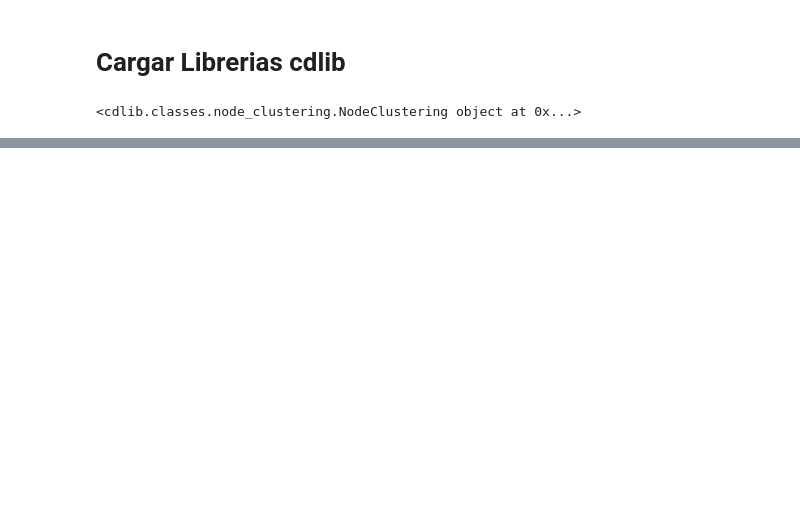
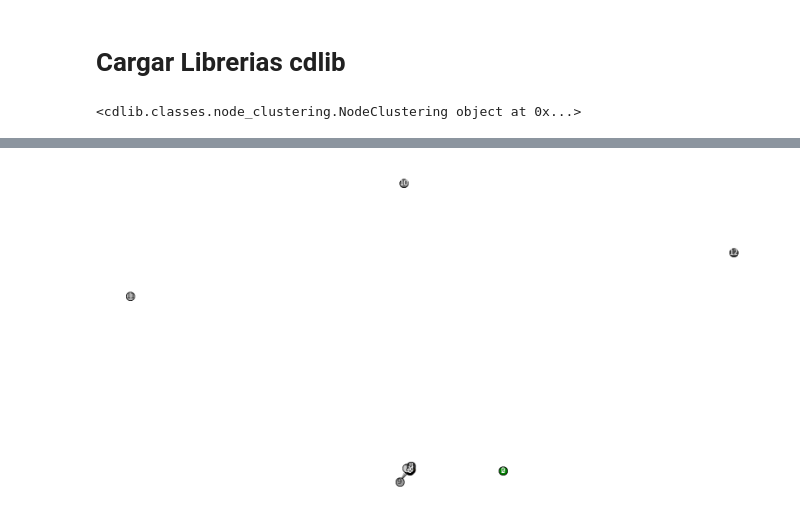
Before and after one commit to Maestria-Data-Science-UPC-G1/grafo_colegios, a Jupyter notebook: Comunidades.ipynb, the cells around one changed output, grey strips where cells are left out. Cells and saved outputs as stored; diff of their text form; code cells hidden in the pictures; blank space fills up the shorter version.

```diff
--- a/Comunidades.ipynb
+++ b/Comunidades.ipynb
@@ -170,0 +229,3 @@ plt.show()
+# %%
+df_2022 = pd.read_csv('data/traslados_2022_tp2_3_lima.csv')
+df_2022
@@ -170,0 +248,12 @@ plt.show()
+# %%
+G2 = nx.Graph()
+
+for i in range(df_2021.shape[0]):
+    f = df_2021.iloc[i,:].values
+    f = f[~pd.isnull(f)]
+    G2.add_edge(f[0], f[1], weight=f[2])
+
+for i in range(df_2022.shape[0]):
+    f = df_2022.iloc[i,:].values
+    f = f[~pd.isnull(f)]
+    G2.add_edge(f[0], f[1], weight=f[2])
@@ -170,0 +266,20 @@ plt.show()
+# %%
+#dic_colegios = {}
+#colegios_existentes = 0
+#colegios_no_existentes = 0
+for i in range(df_labels.shape[0]):
+    f = df_labels.iloc[i,:].values
+    f = f[~pd.isnull(f)]
+    if G2.has_node(f[0]):
+        #if(f[3] == 'LIMA'):
+        G2.add_node(f[0], departamento=f[2], provincia=f[3], distrito=f[4], region=f[5], ugel=f[6], gestion=f[7], modalidad=f[8], label=f[9], nombre=f[9], lon=f[10], lat=f[11])
+        #else:
+        #G1.remove_node(f[0])
+        #print('0:', f[0],'1:', f[1],'2:', f[2],'3:', f[3],'4:', f[4],'5:', f[5],'6:', f[6],'7:', f[7],'8:', f[8],'9:', f[9],'10:', f[10])
+        #colegios_existentes += 1
+    #else:
+    #colegios_no_existentes += 1
+    #print(f)
+    #G1.add_edge(f[0], f[1], weight=f[2])
+
+#print('cantidad de existentes:', colegios_existentes, ', no existentes:', colegios_no_existentes)
@@ -170,0 +288,4 @@ plt.show()
+# %%
+#louvain_com = algorithms.louvain(nx.Graph(incoming_graph_data=G1)) #Lo pasamos a un grafo no dirigido
+louvain_com_2 = algorithms.louvain(G2)
+print(louvain_com_2)
@@ -173,0 +364,6 @@ nx.write_gexf(G1, 'out/colegios_2019_2020_alex.gexf')
+# %%
+#visualizar el grafo de comunidades
+viz.plot_community_graph(G2, louvain_com_2, figsize=(20, 10), plot_labels=True)
+plt.show()
+# %% [output]
+[figure, added]
```
Also changed, not shown: parts of 31 cells of this notebook.
